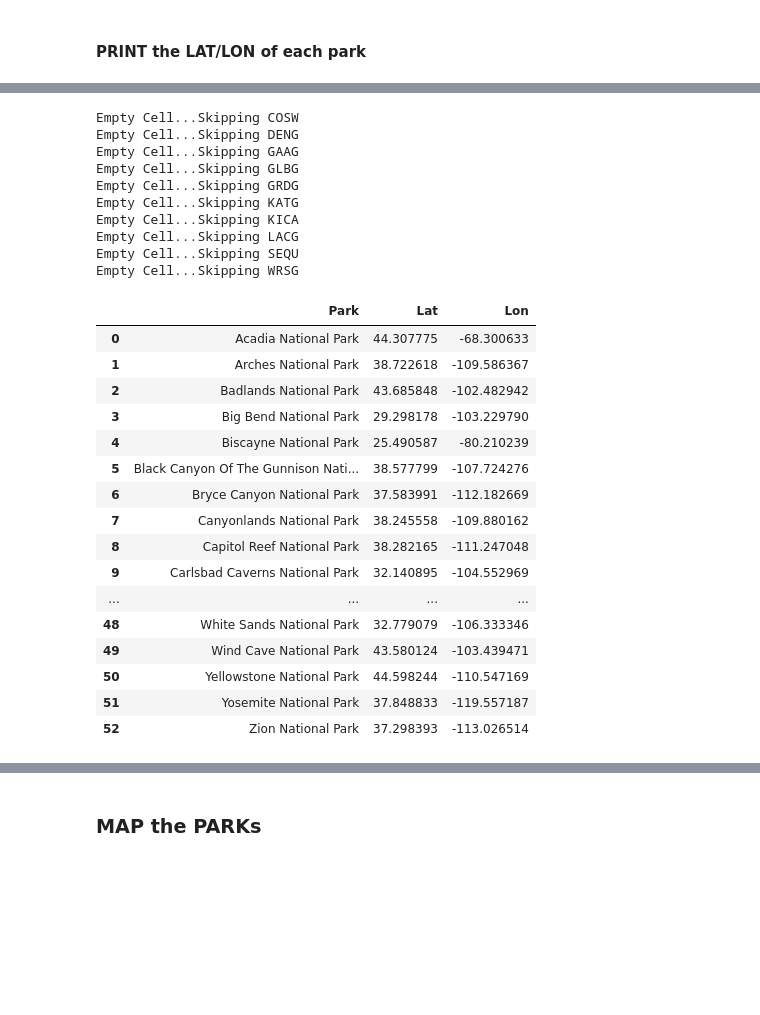
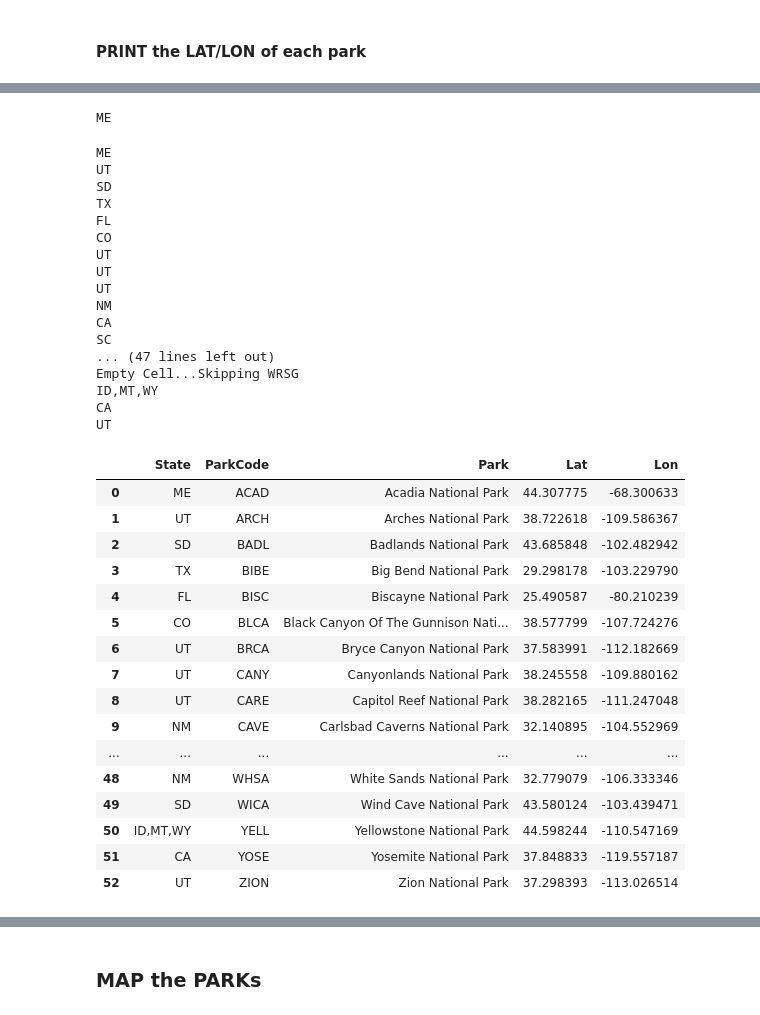
Before and after one commit to Eng-Hisham991/National_Park_Analysis, a Jupyter notebook: censusTry.ipynb, the cells around one changed output, grey strips where cells are left out. Saved outputs shown, nothing was run; the diff lists cells and outputs as text; code cells hidden in the pictures; blank space fills up the shorter version.

```diff
--- a/censusTry.ipynb
+++ b/censusTry.ipynb
@@ -311,45 +309,63 @@ def convert_lat_lon(latlon):
+# %%
+from api_keys import nps_key
+parks_key = nps_key #NOTE NEED A KEY
+park = 'ACAD'
+url = f"https://developer.nps.gov/api/v1/parks?parkCode={park}&api_key={nps_key}"
+data = requests.get(url).json()
+print(data["data"][0]['states'])
+# %% [output]
+ME
 # %%
 from api_keys import nps_key
 parks_key = nps_key #NOTE NEED A KEY
 latlon=[]
 for park in np_df['UnitCode']:
     url = f"https://developer.nps.gov/api/v1/parks?parkCode={park}&api_key={nps_key}"
     try:
         data = requests.get(url).json()
         # Prepare and execute output
         # print(data["data"][0]["fullName"] + " can be found at " + data["data"][0]["latLong"] + ".")
         ll = convert_lat_lon(data["data"][0]["latLong"])
-        latlon.append([data["data"][0]["fullName"], ll[0], ll[1]])
+        state = data["data"][0]['states']
+        print(state)
+        latlon.append([state, park, data["data"][0]["fullName"], ll[0], ll[1]])
     except:
         print(f"Empty Cell...Skipping {park}")
 
-park_lat_lon_df = pd.DataFrame(latlon, columns = ['Park', 'Lat', 'Lon'])
-park_lat_lon_df
+park_lat_lon_df = pd.DataFrame(latlon, columns = ['State','ParkCode','Park', 'Lat', 'Lon'])
+#park_lat_lon_df
 # %% [output]
-Empty Cell...Skipping COSW
-Empty Cell...Skipping DENG
-Empty Cell...Skipping GAAG
-Empty Cell...Skipping GLBG
-Empty Cell...Skipping GRDG
-Empty Cell...Skipping KATG
-Empty Cell...Skipping KICA
-Empty Cell...Skipping LACG
-Empty Cell...Skipping SEQU
+ME
+UT
+SD
+TX
+FL
+CO
+UT
+UT
+UT
+NM
+CA
+SC
+... (47 lines left out)
 Empty Cell...Skipping WRSG
+ID,MT,WY
+CA
+UT
-|  | Park | Lat | Lon |
-| 0 | Acadia National Park | 44.307775 | -68.300633 |
-| 1 | Arches National Park | 38.722618 | -109.586367 |
-| 2 | Badlands National Park | 43.685848 | -102.482942 |
-| 3 | Big Bend National Park | 29.298178 | -103.229790 |
-| 4 | Biscayne National Park | 25.490587 | -80.210239 |
-| 5 | Black Canyon Of The Gunnison Nati... | 38.577799 | -107.724276 |
-| 6 | Bryce Canyon National Park | 37.583991 | -112.182669 |
-| 7 | Canyonlands National Park | 38.245558 | -109.880162 |
-| 8 | Capitol Reef National Park | 38.282165 | -111.247048 |
-| 9 | Carlsbad Caverns National Park | 32.140895 | -104.552969 |
-| ... | ... | ... | ... |
-| 48 | White Sands National Park | 32.779079 | -106.333346 |
-| 49 | Wind Cave National Park | 43.580124 | -103.439471 |
-| 50 | Yellowstone National Park | 44.598244 | -110.547169 |
-| 51 | Yosemite National Park | 37.848833 | -119.557187 |
-| 52 | Zion National Park | 37.298393 | -113.026514 |
+|  | State | ParkCode | Park | Lat | Lon |
+| 0 | ME | ACAD | Acadia National Park | 44.307775 | -68.300633 |
+| 1 | UT | ARCH | Arches National Park | 38.722618 | -109.586367 |
+| 2 | SD | BADL | Badlands National Park | 43.685848 | -102.482942 |
+| 3 | TX | BIBE | Big Bend National Park | 29.298178 | -103.229790 |
+| 4 | FL | BISC | Biscayne National Park | 25.490587 | -80.210239 |
+| 5 | CO | BLCA | Black Canyon Of The Gunnison Nati... | 38.577799 | -107.724276 |
+| 6 | UT | BRCA | Bryce Canyon National Park | 37.583991 | -112.182669 |
+| 7 | UT | CANY | Canyonlands National Park | 38.245558 | -109.880162 |
+| 8 | UT | CARE | Capitol Reef National Park | 38.282165 | -111.247048 |
+| 9 | NM | CAVE | Carlsbad Caverns National Park | 32.140895 | -104.552969 |
+| ... | ... | ... | ... | ... | ... |
+| 48 | NM | WHSA | White Sands National Park | 32.779079 | -106.333346 |
+| 49 | SD | WICA | Wind Cave National Park | 43.580124 | -103.439471 |
+| 50 | ID,MT,WY | YELL | Yellowstone National Park | 44.598244 | -110.547169 |
+| 51 | CA | YOSE | Yosemite National Park | 37.848833 | -119.557187 |
+| 52 | UT | ZION | Zion National Park | 37.298393 | -113.026514 |
```
Also changed, not shown: parts of 23 cells of this notebook.
